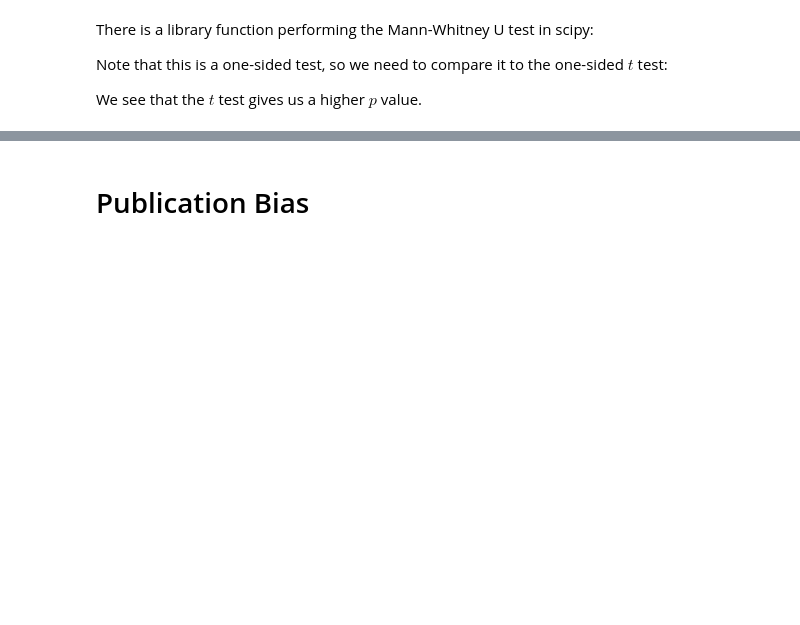
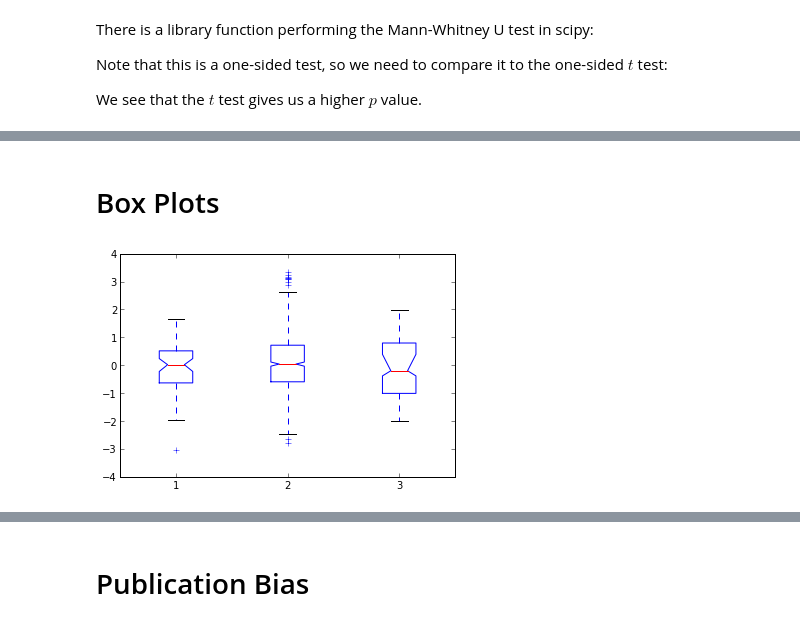
Before and after one commit to tmbdev-teaching/teaching-simso, a Jupyter notebook: 110-tests-and-evaluations.ipynb, the cells around one changed output, grey strips where cells are left out. Saved outputs shown, nothing was run; the diff lists cells and outputs as text; code cells hidden in the pictures; blank space fills up the shorter version.

```diff
--- a/110-tests-and-evaluations.ipynb
+++ b/110-tests-and-evaluations.ipynb
@@ -373,0 +374,7 @@ one sided t-test 0.0424477295273
+# %% [markdown]
+# Box Plots
+# %%
+from scipy.stats import cauchy,uniform
+_=boxplot([randn(100),randn(1000),4*rand(100)-2],notch=1,bootstrap=10000)
+# %% [output]
+[figure, added]
```
Also changed, not shown: parts of 22 cells of this notebook.
